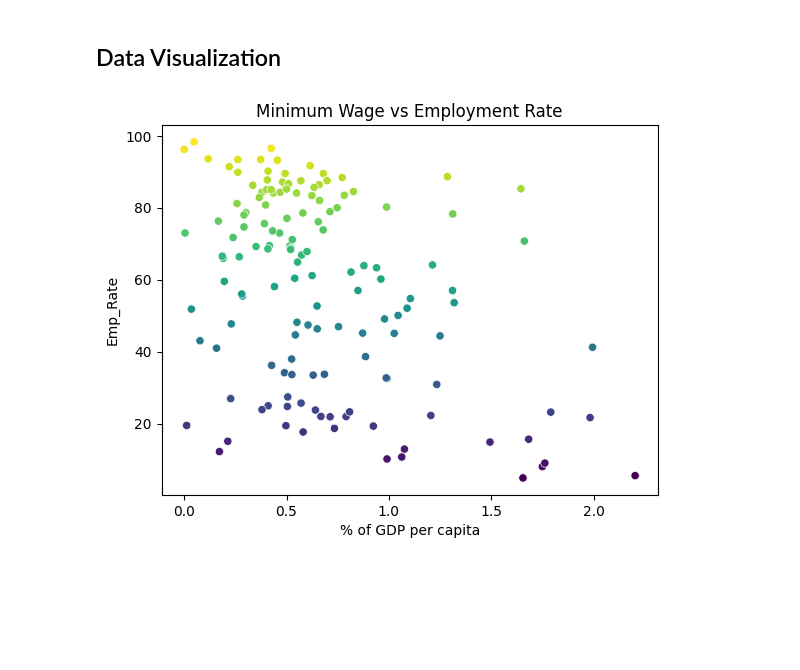
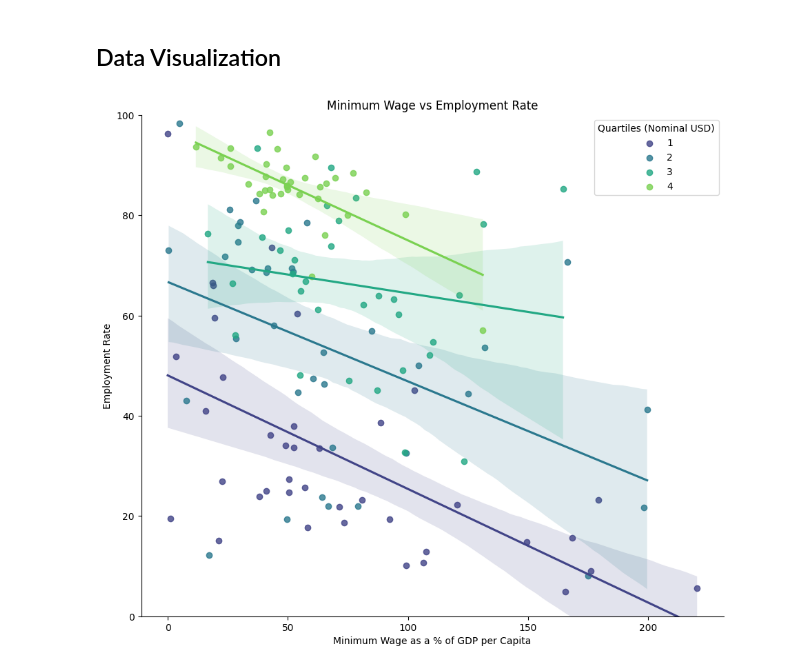
Before and after one commit to GustavoSept/Economic_Freedom_Analysis, a Jupyter notebook: Python_Data Analysis/99_BONUS_MinimumWage-Impact.ipynb, the cells around one changed output. Cells and saved outputs as stored; diff of their text form; code cells hidden in the pictures; blank space fills up the shorter version.

Commit message:
refactored code to segment data by quartiles

```diff
--- a/Python_Data Analysis/99_BONUS_MinimumWage-Impact.ipynb
+++ b/Python_Data Analysis/99_BONUS_MinimumWage-Impact.ipynb
@@ -114,10 +114,10 @@ df_employ_filled.reset_index(drop=True, inplace=True)
 df_employ_latest = df_employ_filled[df_employ_filled['Index Year'] == "2022"].dropna()[['Country Name','Emp_Rate']]
 df_employ_latest['Emp_Rate'] = df_employ_latest['Emp_Rate'].astype('float')
 # %%
-df_minWage_2 = df_minWage[['Country', r"% of GDP per capita"]].dropna()
+df_minWage_2 = df_minWage[['Country', r"% of GDP per capita", 'Nominal USD per h', 'PPP per h']].dropna()
 
 # Removing the '%' sign and converting the column to float
-df_minWage_2['% of GDP per capita'] = df_minWage_2['% of GDP per capita'].str.replace('%', '').astype(float)/100
+df_minWage_2['% of GDP per capita'] = df_minWage_2['% of GDP per capita'].str.replace('%', '').astype(float)
 
 df_minWage_2.head(2)
 # %% [output]
@@ -127,14 +129,26 @@ df_minWage_2.head(2)
+# %%
+df_minWage_2['nominal_Q'] = pd.qcut(df_minWage_2['Nominal USD per h'], 4, labels=[1, 2, 3, 4])
+
+df_minWage_2['PPP_Q'] = pd.qcut(df_minWage_2['PPP per h'], 4, labels=[1, 2, 3, 4])
 # %% [markdown]
 ### Doing the actual merge
 # %%
 df = df_employ_latest.merge(df_minWage_2,how="left",left_on="Country Name", right_on="Country")
 
-df = df[["Country Name", "Emp_Rate",r"% of GDP per capita"]].dropna()
+df = df[["Country Name", "Emp_Rate",r"% of GDP per capita", 'nominal_Q', 'PPP_Q']].dropna()
 # %% [markdown]
 ## Data Visualization
 # %%
-sns.scatterplot(x=r'% of GDP per capita', y='Emp_Rate', hue='Emp_Rate', data=df, legend=False, palette='viridis')
+sns.lmplot(x='% of GDP per capita', y='Emp_Rate', hue='nominal_Q', data=df,
+           palette='viridis', legend=False, height=8, aspect=14/12)
+
 plt.title('Minimum Wage vs Employment Rate')
+plt.legend(title='Quartiles (Nominal USD)')
+plt.xlabel("Minimum Wage as a % of GDP per Capita")
+plt.ylabel("Employment Rate")
+
+plt.ylim(0,100)
+
 plt.show()
 # %% [output]
-[figure, old version]
+[figure, new version]
```
Also changed, not shown: parts of 2 cells of this notebook.
